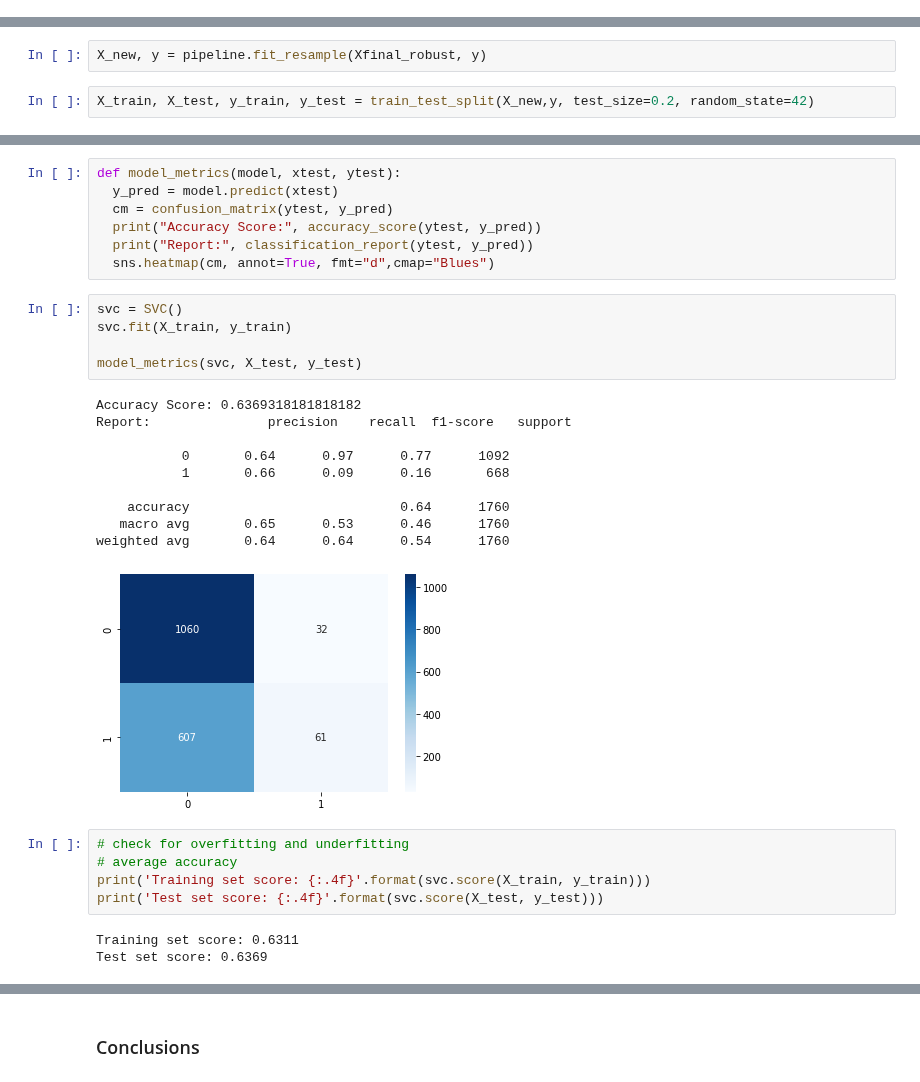
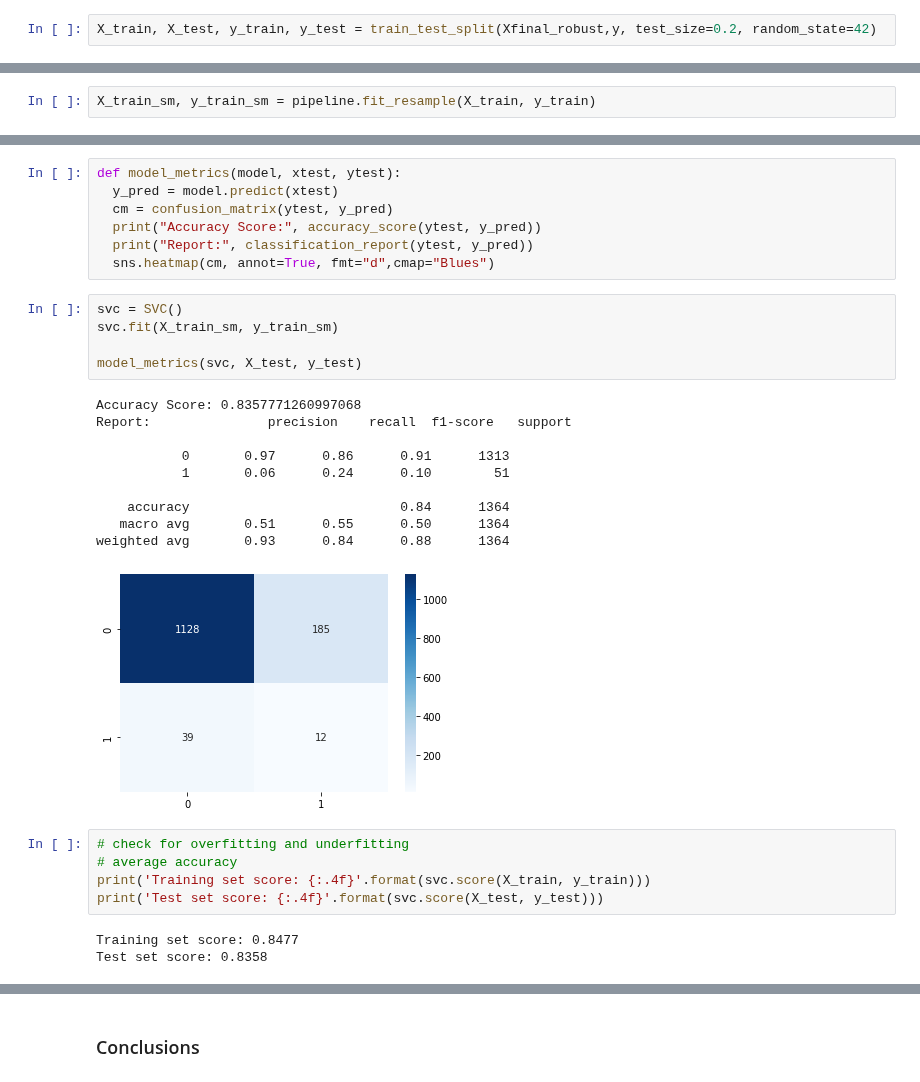
Before and after one commit to erinmcmahon26/Company-Bankruptcy-Prediction, a Jupyter notebook: Company_Bankruptcy_Feature_Selection.ipynb, the cells around one changed output, grey strips where cells are left out. Saved outputs shown, nothing was run; the diff lists cells and outputs as text.

```diff
--- a/Company_Bankruptcy_Feature_Selection.ipynb
+++ b/Company_Bankruptcy_Feature_Selection.ipynb
@@ -145,15 +145,15 @@ Above, we were able to take out variables that had too much collinearity with ea
 # %%
 robust = RobustScaler()
 Xfinal_robust = robust.fit_transform(Xfinal.astype(np.float64))
+# %%
+X_train, X_test, y_train, y_test = train_test_split(Xfinal_robust,y, test_size=0.2, random_state=42)
 # %%
 over = SMOTE(sampling_strategy=0.5)
 under = RandomUnderSampler(sampling_strategy=0.6)
 steps = [('o', over), ('u', under)]
 pipeline = Pipeline(steps=steps)
-# %%
-X_new, y = pipeline.fit_resample(Xfinal_robust, y)
-# %%
-X_train, X_test, y_train, y_test = train_test_split(X_new,y, test_size=0.2, random_state=42)
+# %%
+X_train_sm, y_train_sm = pipeline.fit_resample(X_train, y_train)
 # %% [markdown]
 ### Models
 # %%
@@ -165,27 +165,27 @@ def model_metrics(model, xtest, ytest):
   sns.heatmap(cm, annot=True, fmt="d",cmap="Blues")
 # %%
 svc = SVC()
-svc.fit(X_train, y_train)
+svc.fit(X_train_sm, y_train_sm)
 
 model_metrics(svc, X_test, y_test)
 # %% [output]
-Accuracy Score: 0.6369318181818182
+Accuracy Score: 0.8357771260997068
 Report:               precision    recall  f1-score   support
 
-           0       0.64      0.97      0.77      1092
-           1       0.66      0.09      0.16       668
+           0       0.97      0.86      0.91      1313
+           1       0.06      0.24      0.10        51
 
-    accuracy                           0.64      1760
-   macro avg       0.65      0.53      0.46      1760
-weighted avg       0.64      0.64      0.54      1760
+    accuracy                           0.84      1364
+   macro avg       0.51      0.55      0.50      1364
+weighted avg       0.93      0.84      0.88      1364
-[figure, old version]
+[figure, new version]
 # %%
 # check for overfitting and underfitting
 # average accuracy
 print('Training set score: {:.4f}'.format(svc.score(X_train, y_train)))
 print('Test set score: {:.4f}'.format(svc.score(X_test, y_test)))
 # %% [output]
-Training set score: 0.6311
-Test set score: 0.6369
+Training set score: 0.8477
+Test set score: 0.8358
 # %%
 lr = LogisticRegression()
```
Also changed, not shown: parts of 6 cells of this notebook.
